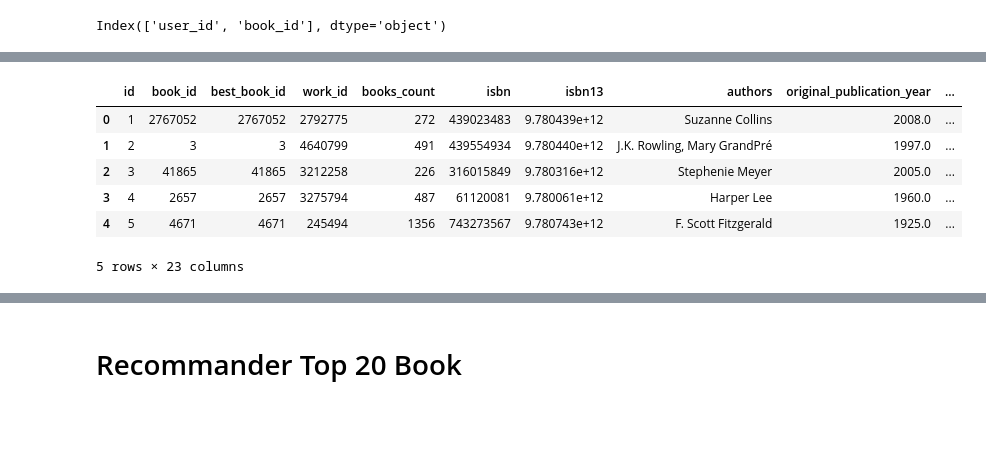
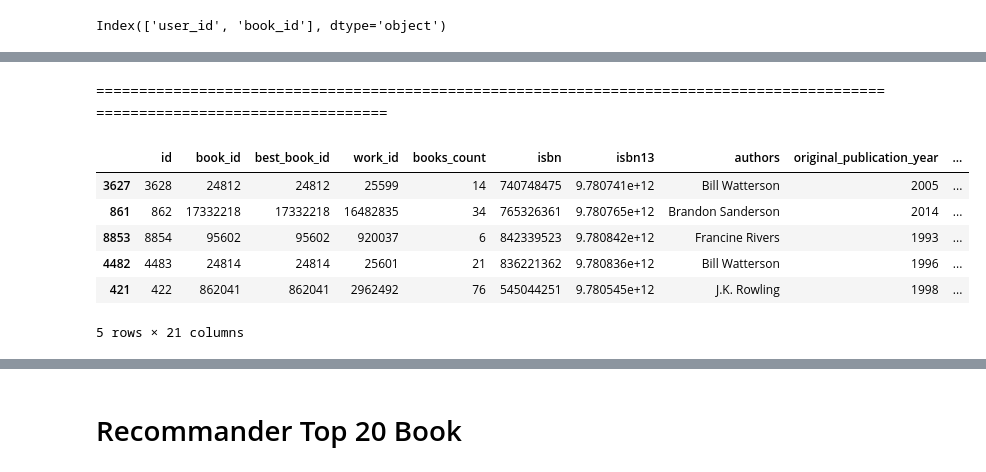
Before and after one commit to frank1176/AI_assignment, a Jupyter notebook: Simple/Simple.ipynb, the cells around one changed output, grey strips where cells are left out. Cells and saved outputs as stored; diff of their text form; code cells hidden in the pictures; blank space fills up the shorter version.

```diff
--- a/Simple/Simple.ipynb
+++ b/Simple/Simple.ipynb
@@ -80,0 +87,3 @@ Index(['user_id', 'book_id'], dtype='object')
+# %%
+books = books.dropna()
+books = books.drop(columns=['image_url', 'small_image_url'])
@@ -80,0 +94,2 @@ Index(['user_id', 'book_id'], dtype='object')
+# %%
+books['original_publication_year'] = books['original_publication_year'].fillna(-1).apply(lambda x: int(x) if x != -1 else -1)
@@ -81,10 +173,12 @@ Index(['user_id', 'book_id'], dtype='object')
+# %% [markdown]
+==============================================================================================================================
 # %%
-books.sort_values(by = ['ratings_count'], ascending = False).head()
+books.sort_values(by = ['average_rating','ratings_count'], ascending = False).head()
 # %% [output]
 |  | id | book_id | best_book_id | work_id | books_count | isbn | isbn13 | authors | original_publication_year | ... |
-| 0 | 1 | 2767052 | 2767052 | 2792775 | 272 | 439023483 | 9.780439e+12 | Suzanne Collins | 2008.0 | ... |
-| 1 | 2 | 3 | 3 | 4640799 | 491 | 439554934 | 9.780440e+12 | J.K. Rowling, Mary GrandPré | 1997.0 | ... |
-| 2 | 3 | 41865 | 41865 | 3212258 | 226 | 316015849 | 9.780316e+12 | Stephenie Meyer | 2005.0 | ... |
-| 3 | 4 | 2657 | 2657 | 3275794 | 487 | 61120081 | 9.780061e+12 | Harper Lee | 1960.0 | ... |
-| 4 | 5 | 4671 | 4671 | 245494 | 1356 | 743273567 | 9.780743e+12 | F. Scott Fitzgerald | 1925.0 | ... |
+| 3627 | 3628 | 24812 | 24812 | 25599 | 14 | 740748475 | 9.780741e+12 | Bill Watterson | 2005 | ... |
+| 861 | 862 | 17332218 | 17332218 | 16482835 | 34 | 765326361 | 9.780765e+12 | Brandon Sanderson | 2014 | ... |
+| 8853 | 8854 | 95602 | 95602 | 920037 | 6 | 842339523 | 9.780842e+12 | Francine Rivers | 1993 | ... |
+| 4482 | 4483 | 24814 | 24814 | 25601 | 21 | 836221362 | 9.780836e+12 | Bill Watterson | 1996 | ... |
+| 421 | 422 | 862041 | 862041 | 2962492 | 76 | 545044251 | 9.780545e+12 | J.K. Rowling | 1998 | ... |
-5 rows × 23 columns
+5 rows × 21 columns
```
Also changed, not shown: parts of 50 cells of this notebook.
